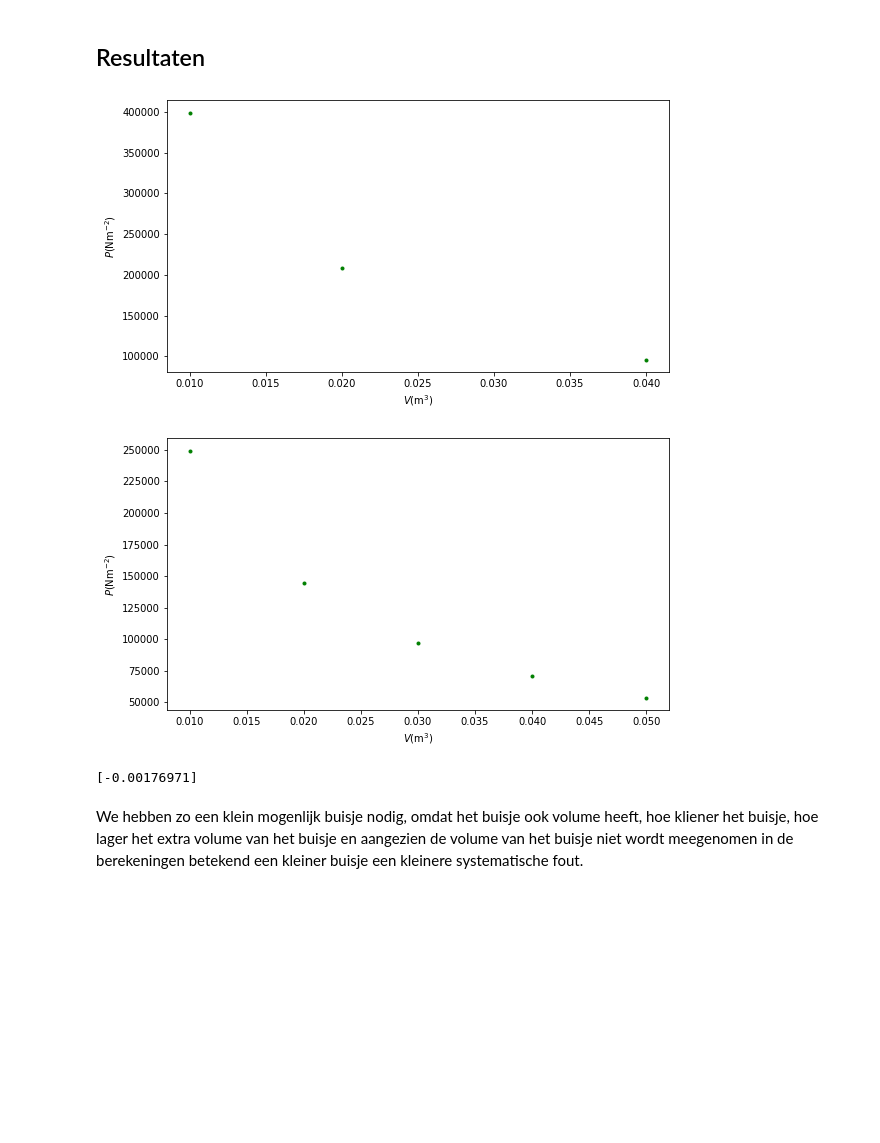
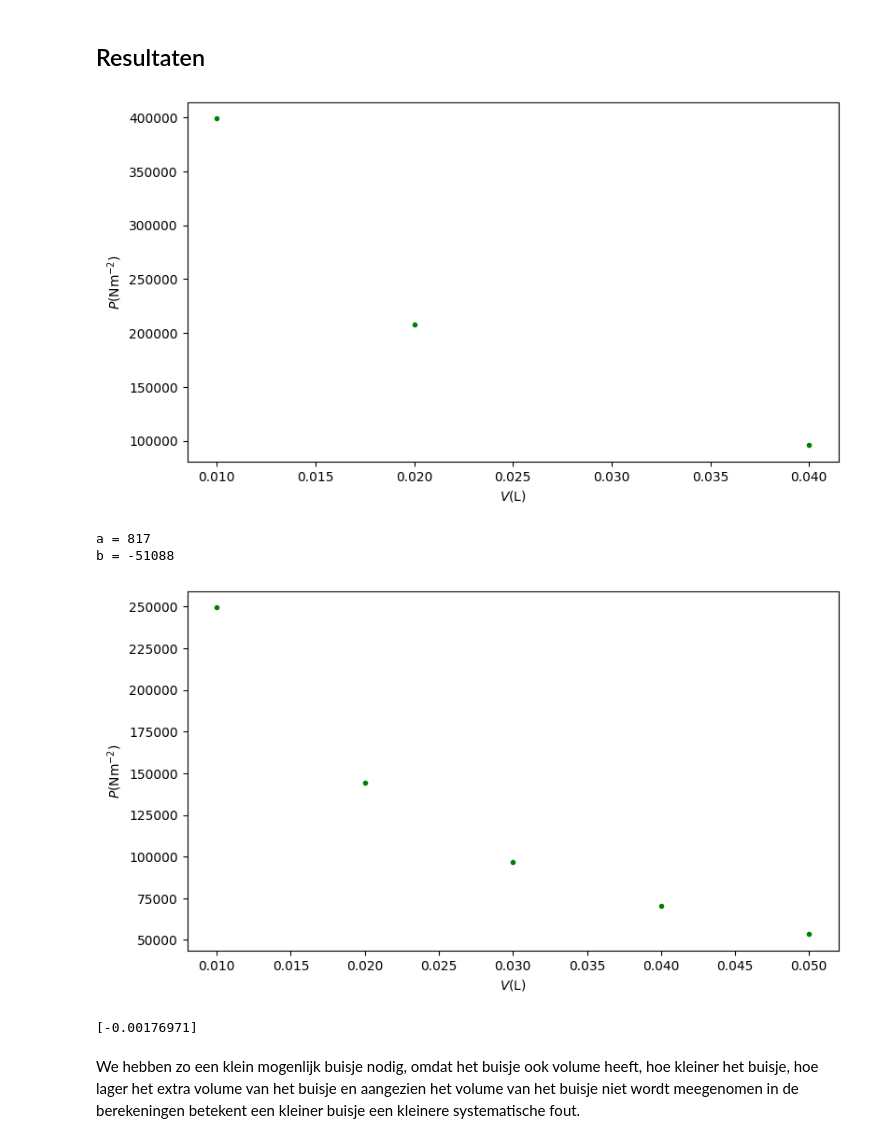
Before and after one commit to oprelo/thermo-project, a Jupyter notebook: Content/Labs/druksensorijken.ipynb, the cells around one changed output. Saved outputs shown, nothing was run; the diff lists cells and outputs as text; code cells hidden in the pictures; blank space fills up the shorter version.

```diff
--- a/Content/Labs/druksensorijken.ipynb
+++ b/Content/Labs/druksensorijken.ipynb
@@ -79,30 +79,35 @@ P_array = (V_array[0]*p0)/V_array
 # %%
-def P_func(x,a,b):
+def P_func(x,a,b):  # Lineaire fit-functie
     return a*x + b
 
 var, cov = curve_fit(P_func,U_array,P_array)
 
 P = P_func(U_array,*var)
 
 plt.figure(figsize=(9,5))
 plt.plot(V_array,P,'g.')
-plt.xlabel('$V \mathrm{(m^3)}$')
+plt.xlabel('$V \mathrm{(L)}$')
 plt.ylabel('$P \mathrm{(Nm^{-2})}$')
 plt.show()
+
+print(f'a = {var[0]:.0f}')
+print(f'b = {var[1]:.0f}')
 # %% [output]
-[figure, old version]
+[figure, new version]
+a = 817
+b = -51088
 # %%
-U2_array = np.array([181,239,368,149,128])
-V2_array = np.array([0.030,0.020,0.010,0.040,0.050])
-P2 = P_func(U2_array,*var)
+U2_array = np.array([181,239,368,149,128])              #
+V2_array = np.array([0.030,0.020,0.010,0.040,0.050])    # Volume (L)
+P2 = P_func(U2_array,*var)                              # Druk
 
 plt.figure(figsize=(9,5))
 plt.plot(V2_array,P2,'g.')
-plt.xlabel('$V \mathrm{(m^3)}$')
+plt.xlabel('$V \mathrm{(L)}$')
 plt.ylabel('$P \mathrm{(Nm^{-2})}$')
 plt.show()
 # %% [output]
-[figure, old version]
+[figure, new version]
 # %%
 def V_error(x,a):
     return (x+a)/(V2_array[0]+a)
@@ -112,4 +117,4 @@ print(V_buis)
 # %% [output]
 [-0.00176971]
 # %% [markdown]
-We hebben zo een klein mogenlijk buisje nodig, omdat het buisje ook volume heeft, hoe kliener het buisje, hoe lager het extra volume van het buisje en aangezien de volume van het buisje niet wordt meegenomen in de berekeningen betekend een kleiner buisje een kleinere systematische fout.
+We hebben zo een klein mogenlijk buisje nodig, omdat het buisje ook volume heeft, hoe kleiner het buisje, hoe lager het extra volume van het buisje en aangezien het volume van het buisje niet wordt meegenomen in de berekeningen betekent een kleiner buisje een kleinere systematische fout.
```
Also changed, not shown: parts of 1 cell of this notebook, 2 other files.
